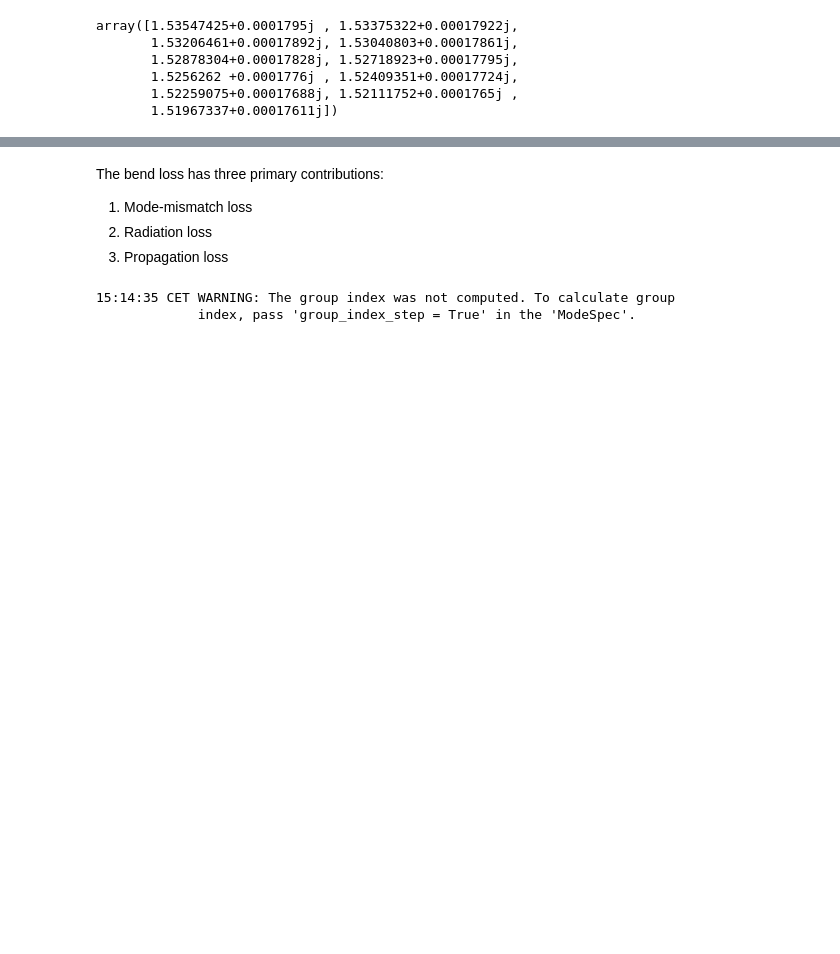
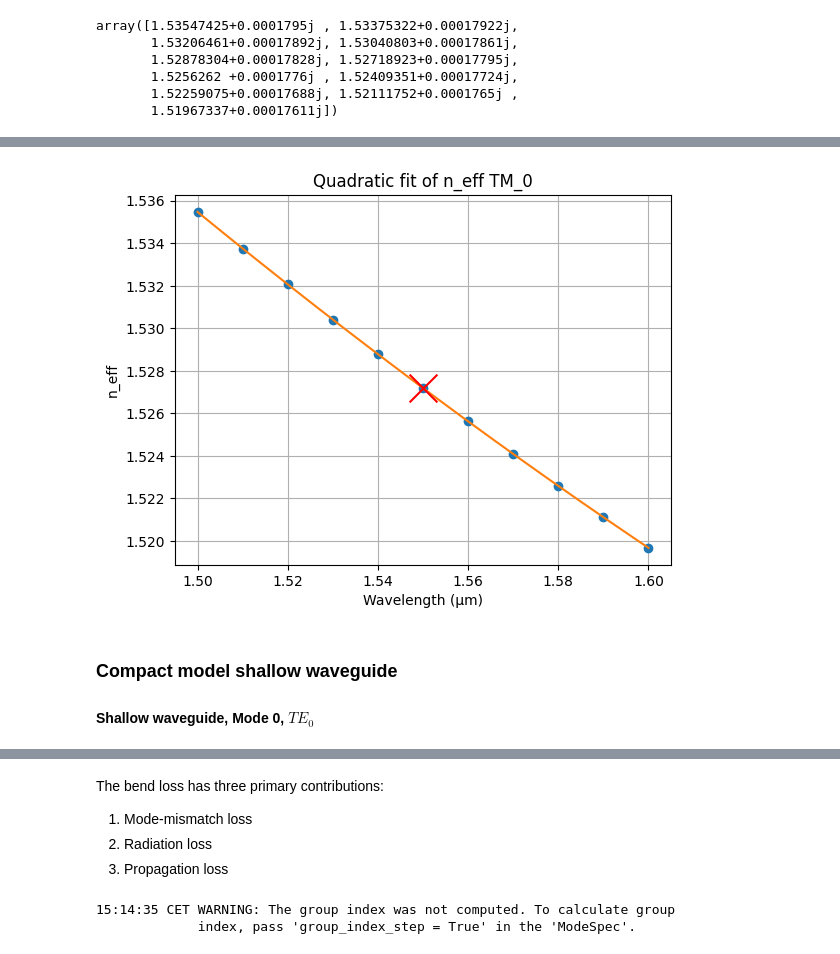
Before and after one commit to niospinamev2/pic-upv-lab1, a Jupyter notebook: WAVEGUIDES_Student.ipynb, the cells around one changed output, grey strips where cells are left out. Saved outputs shown, nothing was run; the diff lists cells and outputs as text; code cells hidden in the pictures; blank space fills up the shorter version.

```diff
--- a/WAVEGUIDES_Student.ipynb
+++ b/WAVEGUIDES_Student.ipynb
@@ -388,2 +392,22 @@ n1 = 2.1416060389195404
+# %%
+# Evaluar el polinomio
+x_fit = np.linspace(wavelengthshift.min(), wavelengthshift.max(), 200)
+y_fit = np.polyval(coeffs, x_fit)
+
+plt.figure()
+plt.scatter(lambda0, n1, s=400, marker='x', color='red',zorder=5)
+plt.plot(wavelength, deep_neff[:, 1], 'o')
+plt.plot(x_fit+lambda0, y_fit)
+plt.xlabel("Wavelength (µm)")
+plt.ylabel("n_eff")
+plt.title("Quadratic fit of n_eff TM_0")
+plt.grid(True)
+plt.show()
+# %% [output]
+[figure, added]
+# %% [markdown]
+### Compact model shallow waveguide
+
+#### Shallow waveguide, Mode 0, $TE_0$
 # %%
 shallow_neff[:, 0] # TE_0
```
Also changed, not shown: parts of 19 cells of this notebook.
